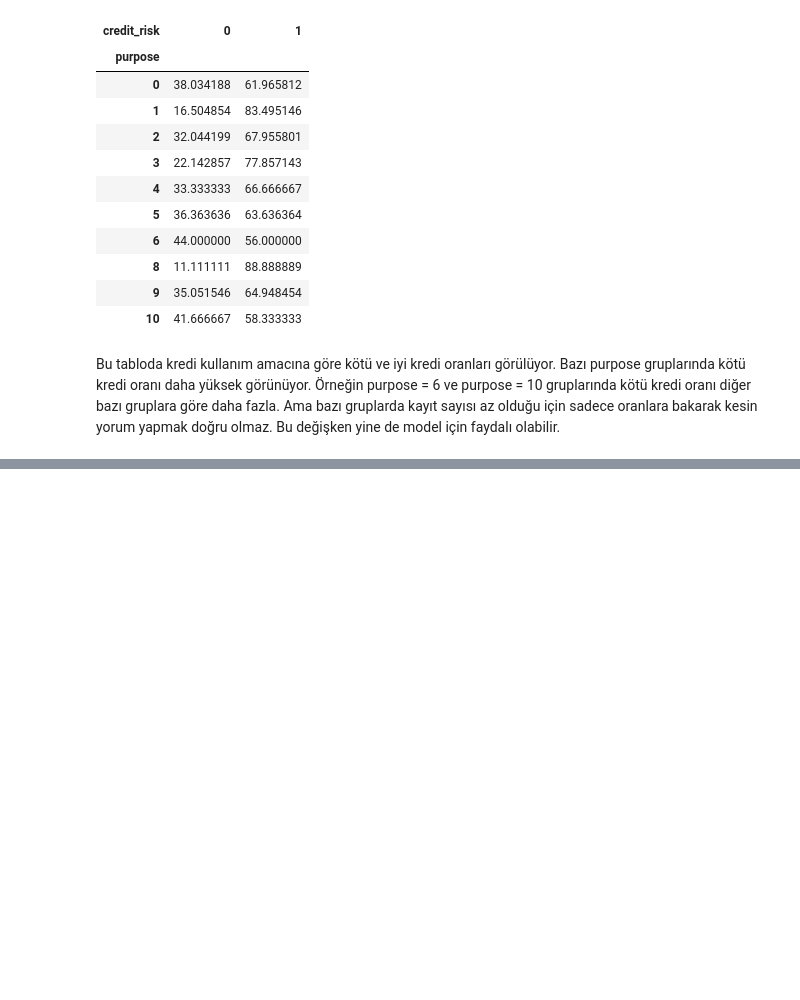
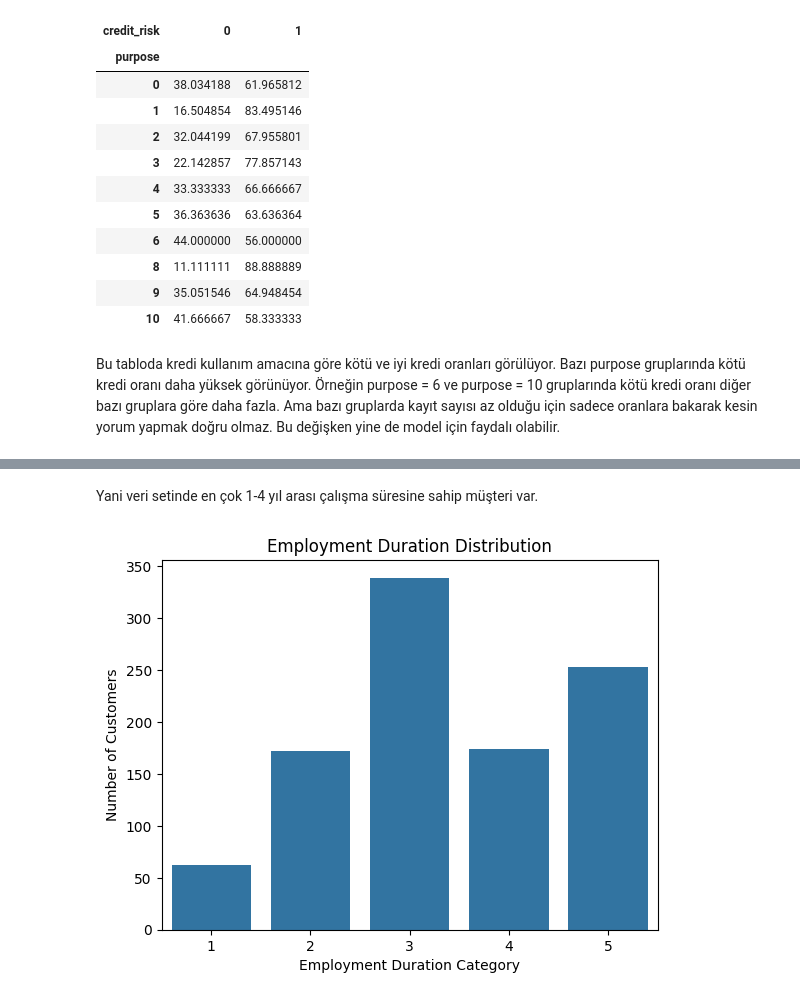
Before and after one commit to Esr1903/credit-risk-scoring-system, a Jupyter notebook: notebooks/02_veri_kesfi_ve_grafikler.ipynb, the cells around one changed output, grey strips where cells are left out. Cells and saved outputs as stored; diff of their text form; code cells hidden in the pictures; blank space fills up the shorter version.

```diff
--- a/notebooks/02_veri_kesfi_ve_grafikler.ipynb
+++ b/notebooks/02_veri_kesfi_ve_grafikler.ipynb
@@ -425,0 +447,10 @@ Bu tabloda kredi kullanım amacına göre kötü ve iyi kredi oranları görül
+# %% [markdown]
+Yani veri setinde en çok 1-4 yıl arası çalışma süresine sahip müşteri var.
+# %%
+sns.countplot(data=df, x="employment_duration")
+plt.title("Employment Duration Distribution")
+plt.xlabel("Employment Duration Category")
+plt.ylabel("Number of Customers")
+plt.show()
+# %% [output]
+[figure, added]
```
Also changed, not shown: parts of 5 cells of this notebook.
